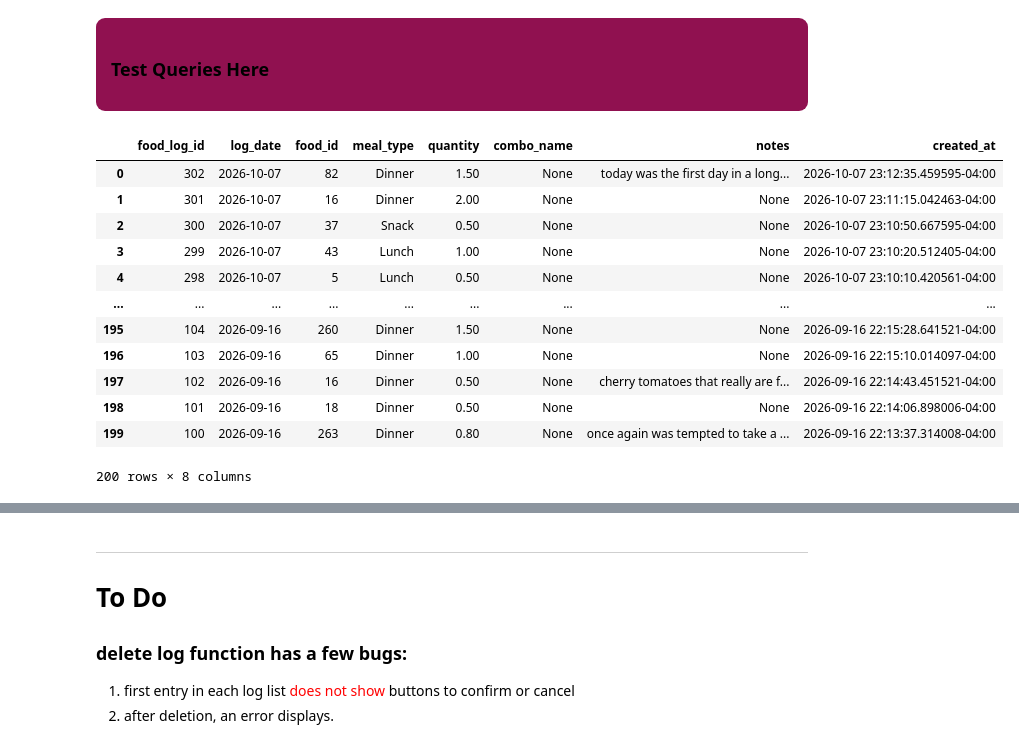
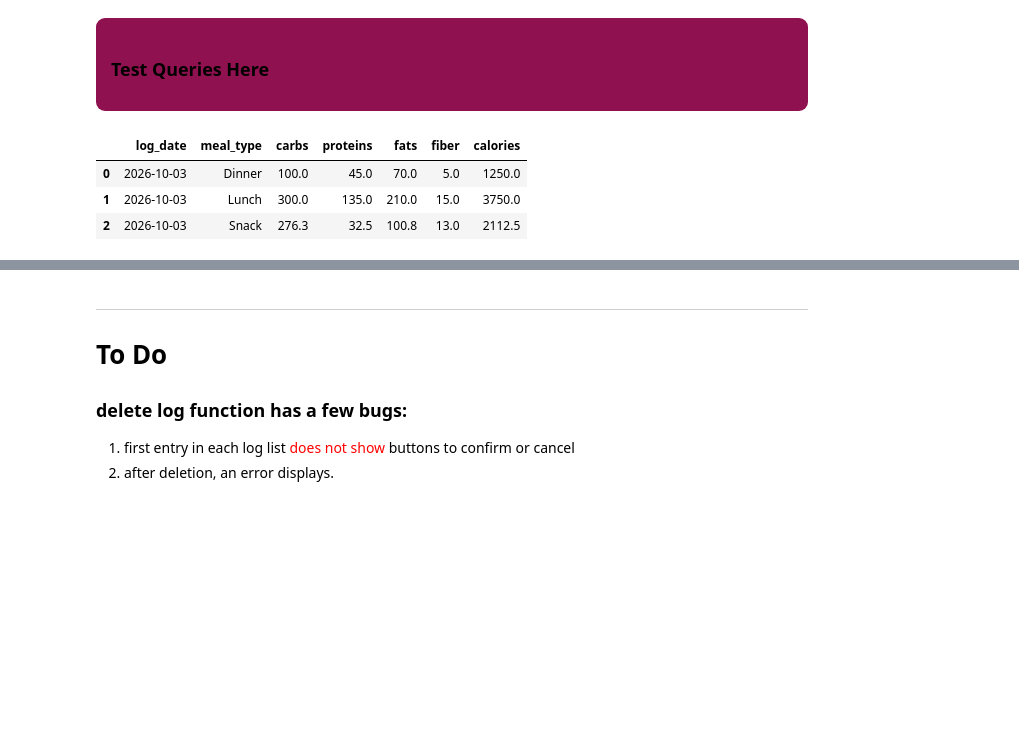
Before and after one commit to YosefCh/Digital-You, a Jupyter notebook: pseudocode.ipynb, the cells around one changed output, grey strips where cells are left out. Saved outputs shown, nothing was run; the diff lists cells and outputs as text; code cells hidden in the pictures; blank space fills up the shorter version.

```diff
--- a/pseudocode.ipynb
+++ b/pseudocode.ipynb
@@ -31,23 +31,11 @@ As of 2026-10-08 | 9:50 PM
 # %%
 from postgres import run_select, run_ddl_dml
 from queries import all_food_data, food_one_day, total_calories_by_day
 
-#run_select(food_one_day('2026-10-03'))
-run_select("select l.* from FOOD_LOG l  ORDER BY L.CREATED_AT DESC LIMIT 200")
-
-#run_select(total_calories_by_day)
+run_select(food_one_day('2026-10-03'))
 # %% [output]
-|  | food_log_id | log_date | food_id | meal_type | quantity | combo_name | notes | created_at |
-| 0 | 302 | 2026-10-07 | 82 | Dinner | 1.50 | None | today was the first day in a long... | 2026-10-07 23:12:35.459595-04:00 |
-| 1 | 301 | 2026-10-07 | 16 | Dinner | 2.00 | None | None | 2026-10-07 23:11:15.042463-04:00 |
-| 2 | 300 | 2026-10-07 | 37 | Snack | 0.50 | None | None | 2026-10-07 23:10:50.667595-04:00 |
-| 3 | 299 | 2026-10-07 | 43 | Lunch | 1.00 | None | None | 2026-10-07 23:10:20.512405-04:00 |
-| 4 | 298 | 2026-10-07 | 5 | Lunch | 0.50 | None | None | 2026-10-07 23:10:10.420561-04:00 |
-| ... | ... | ... | ... | ... | ... | ... | ... | ... |
-| 195 | 104 | 2026-09-16 | 260 | Dinner | 1.50 | None | None | 2026-09-16 22:15:28.641521-04:00 |
-| 196 | 103 | 2026-09-16 | 65 | Dinner | 1.00 | None | None | 2026-09-16 22:15:10.014097-04:00 |
-| 197 | 102 | 2026-09-16 | 16 | Dinner | 0.50 | None | cherry tomatoes that really are f... | 2026-09-16 22:14:43.451521-04:00 |
-| 198 | 101 | 2026-09-16 | 18 | Dinner | 0.50 | None | None | 2026-09-16 22:14:06.898006-04:00 |
-| 199 | 100 | 2026-09-16 | 263 | Dinner | 0.80 | None | once again was tempted to take a ... | 2026-09-16 22:13:37.314008-04:00 |
+|  | log_date | meal_type | carbs | proteins | fats | fiber | calories |
+| 0 | 2026-10-03 | Dinner | 100.0 | 45.0 | 70.0 | 5.0 | 1250.0 |
+| 1 | 2026-10-03 | Lunch | 300.0 | 135.0 | 210.0 | 15.0 | 3750.0 |
+| 2 | 2026-10-03 | Snack | 276.3 | 32.5 | 100.8 | 13.0 | 2112.5 |
-200 rows × 8 columns
 # %%
```
Also changed, not shown: parts of 2 cells of this notebook, 1 other file.
